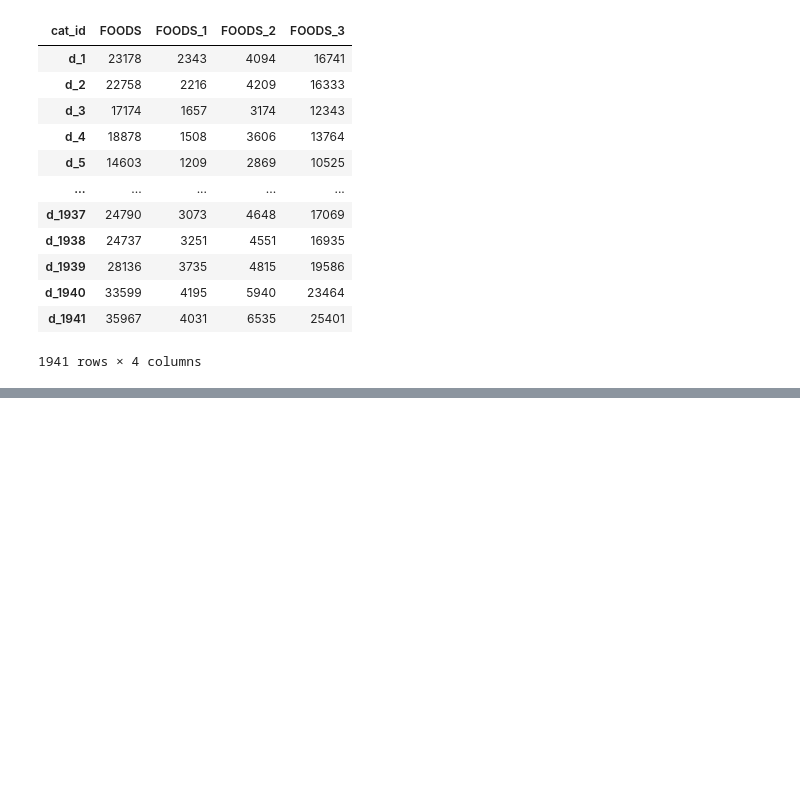
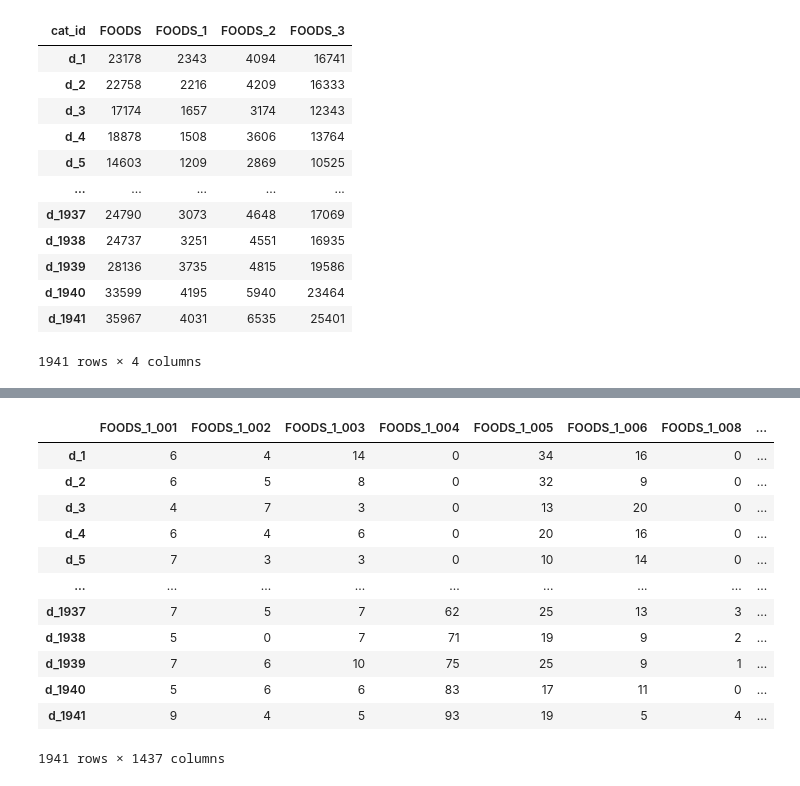
Before and after one commit to sithankanna/hts-forecast, a Jupyter notebook: notebooks/005-EK-hierarchytesting.ipynb, the cells around one changed output, grey strips where cells are left out. Drawn from its saved outputs; the diff is of its cells as text; code cells hidden in the pictures; blank space fills up the shorter version.

```diff
--- a/notebooks/005-EK-hierarchytesting.ipynb
+++ b/notebooks/005-EK-hierarchytesting.ipynb
@@ -238,0 +406,21 @@ Residual mean is:  2012.6
+# %%
+foods_items = pd.DataFrame()
+for items in sales[sales.cat_id == 'FOODS'].item_id:
+    foods_items[items] = filter_aggregate_sales(frame=sales, column_to_filter='item_id',
+                                    column_value_to_filter=items, column_to_aggregate='item_id')[items]
+# %%
+foods_items
+# %% [output]
+|  | FOODS_1_001 | FOODS_1_002 | FOODS_1_003 | FOODS_1_004 | FOODS_1_005 | FOODS_1_006 | FOODS_1_008 | ... |
+| d_1 | 6 | 4 | 14 | 0 | 34 | 16 | 0 | ... |
+| d_2 | 6 | 5 | 8 | 0 | 32 | 9 | 0 | ... |
+| d_3 | 4 | 7 | 3 | 0 | 13 | 20 | 0 | ... |
+| d_4 | 6 | 4 | 6 | 0 | 20 | 16 | 0 | ... |
+| d_5 | 7 | 3 | 3 | 0 | 10 | 14 | 0 | ... |
+| ... | ... | ... | ... | ... | ... | ... | ... | ... |
+| d_1937 | 7 | 5 | 7 | 62 | 25 | 13 | 3 | ... |
+| d_1938 | 5 | 0 | 7 | 71 | 19 | 9 | 2 | ... |
+| d_1939 | 7 | 6 | 10 | 75 | 25 | 9 | 1 | ... |
+| d_1940 | 5 | 6 | 6 | 83 | 17 | 11 | 0 | ... |
+| d_1941 | 9 | 4 | 5 | 93 | 19 | 5 | 4 | ... |
+1941 rows × 1437 columns
```
Also changed, not shown: parts of 11 cells of this notebook.
